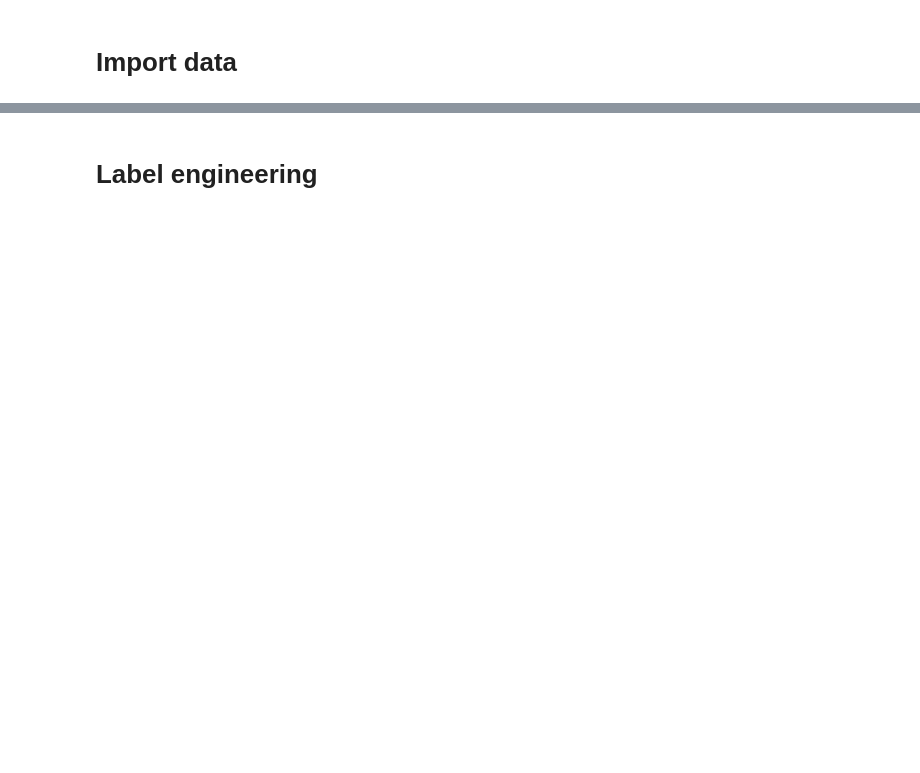
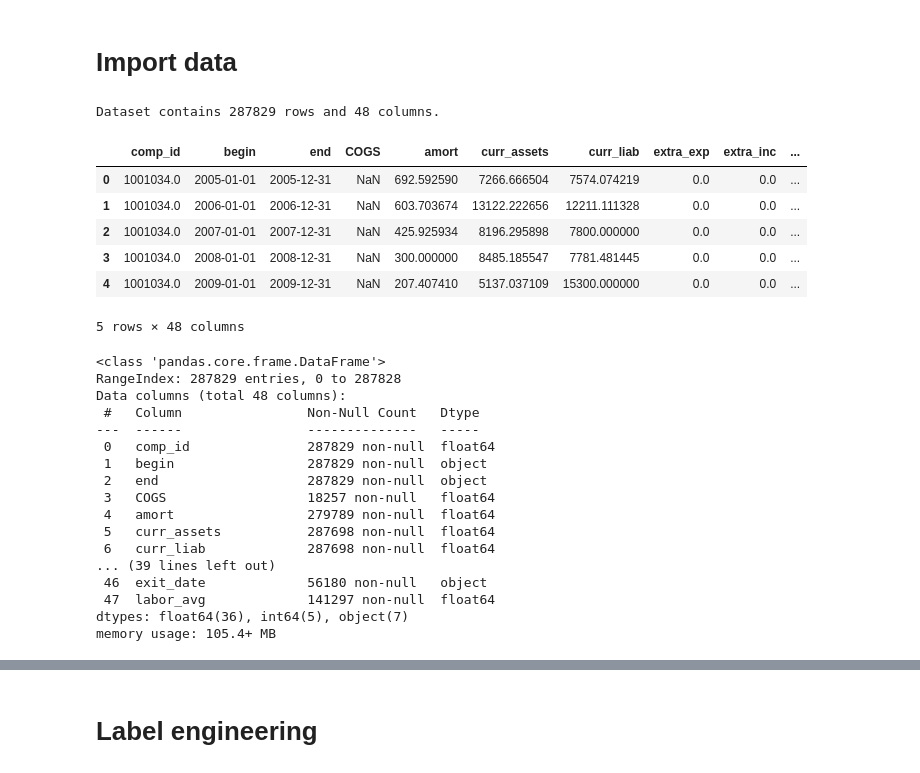
Before and after one commit to 4mbrus/Data-Analysis-3, a Jupyter notebook: Assignment 2/data_prep.ipynb, the cells around one changed output, grey strips where cells are left out. Drawn from its saved outputs; the diff is of its cells as text; code cells hidden in the pictures; blank space fills up the shorter version.

```diff
--- a/Assignment 2/data_prep.ipynb
+++ b/Assignment 2/data_prep.ipynb
@@ -24,4 +16,4 @@ sns.set_theme(rc=da.da_theme, palette=da.color)
 # Import data
 # %%
 
-#data = pd.read_csv("https://raw.githubusercontent.com/4mbrus/Data-Analysis-3/refs/heads/main/Assignment%202/cs_bisnode_panel.csv")
+data = pd.read_csv("https://raw.githubusercontent.com/4mbrus/Data-Analysis-3/refs/heads/main/Assignment%202/cs_bisnode_panel.csv")
@@ -30,3 +20,34 @@ data = pd.read_csv("cs_bisnode_panel.csv")
+# %%
+#Data exploration
+print(f"Dataset contains {data.shape[0]} rows and {data.shape[1]} columns.")
+display(data.head())
+data.info()
+# %% [output]
+Dataset contains 287829 rows and 48 columns.
+|  | comp_id | begin | end | COGS | amort | curr_assets | curr_liab | extra_exp | extra_inc | ... |
+| 0 | 1001034.0 | 2005-01-01 | 2005-12-31 | NaN | 692.592590 | 7266.666504 | 7574.074219 | 0.0 | 0.0 | ... |
+| 1 | 1001034.0 | 2006-01-01 | 2006-12-31 | NaN | 603.703674 | 13122.222656 | 12211.111328 | 0.0 | 0.0 | ... |
+| 2 | 1001034.0 | 2007-01-01 | 2007-12-31 | NaN | 425.925934 | 8196.295898 | 7800.000000 | 0.0 | 0.0 | ... |
+| 3 | 1001034.0 | 2008-01-01 | 2008-12-31 | NaN | 300.000000 | 8485.185547 | 7781.481445 | 0.0 | 0.0 | ... |
+| 4 | 1001034.0 | 2009-01-01 | 2009-12-31 | NaN | 207.407410 | 5137.037109 | 15300.000000 | 0.0 | 0.0 | ... |
+5 rows × 48 columns
+<class 'pandas.core.frame.DataFrame'>
+RangeIndex: 287829 entries, 0 to 287828
+Data columns (total 48 columns):
+ #   Column                Non-Null Count   Dtype
+---  ------                --------------   -----
+ 0   comp_id               287829 non-null  float64
+ 1   begin                 287829 non-null  object
+ 2   end                   287829 non-null  object
+ 3   COGS                  18257 non-null   float64
+ 4   amort                 279789 non-null  float64
+ 5   curr_assets           287698 non-null  float64
+ 6   curr_liab             287698 non-null  float64
+... (39 lines left out)
+ 46  exit_date             56180 non-null   object
+ 47  labor_avg             141297 non-null  float64
+dtypes: float64(36), int64(5), object(7)
+memory usage: 105.4+ MB
 # %%
 # Get the sets of unique company IDs for each year
 ids_2012 = set(data.loc[data["year"] == 2012, "comp_id"])
```
Also changed, not shown: parts of 22 cells of this notebook.
